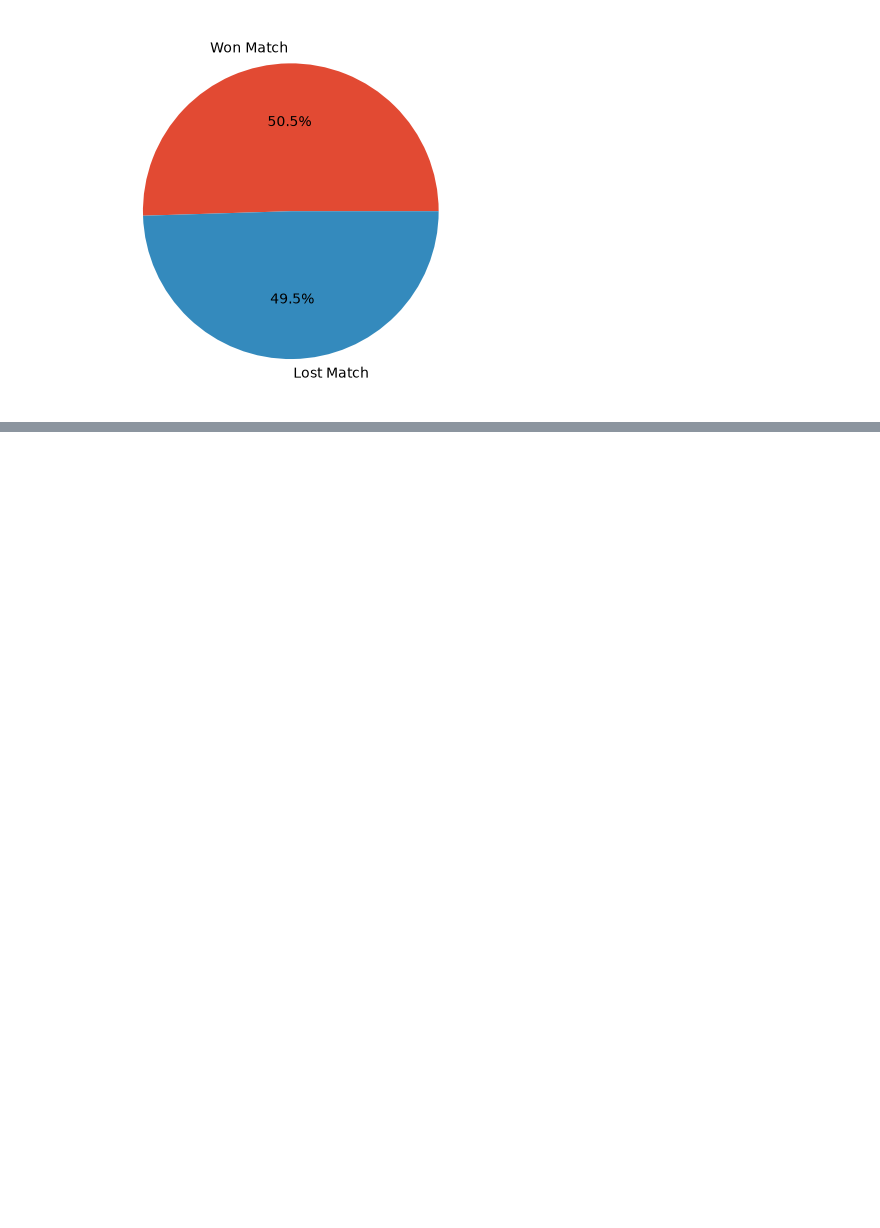
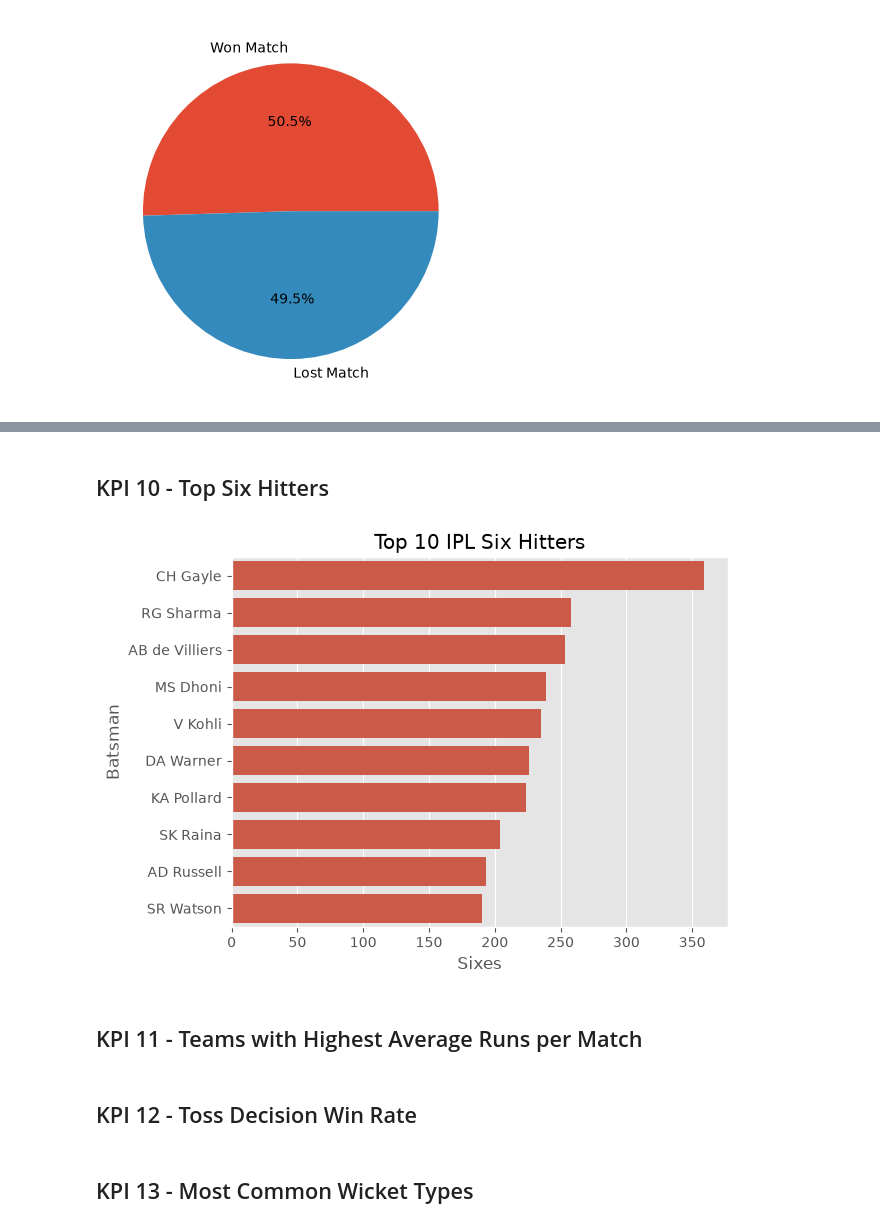
Before and after one commit to OnkarSwami1830/Internship-Program, a Jupyter notebook: IPL_Cricket_Analysis.ipynb, the cells around one changed output, grey strips where cells are left out. Drawn from its saved outputs; the diff is of its cells as text; code cells hidden in the pictures; blank space fills up the shorter version.

```diff
--- a/IPL_Cricket_Analysis.ipynb
+++ b/IPL_Cricket_Analysis.ipynb
@@ -80,0 +112,14 @@ plt.show()
+# %% [markdown]
+## KPI 10 - Top Six Hitters
+# %%
+six_hits = balls[balls['runs_off_bat'] == 6]
+top_six_batsmen = six_hits['batter'].value_counts().head(10)
+sns.barplot(x=top_six_batsmen.values, y=top_six_batsmen.index)
+plt.title('Top 10 IPL Six Hitters')
+plt.xlabel('Sixes')
+plt.ylabel('Batsman')
+plt.show()
+# %% [output]
+[figure, added]
+# %% [markdown]
+## KPI 11 - Teams with Highest Average Runs per Match
@@ -80,0 +135,2 @@ plt.show()
+# %% [markdown]
+## KPI 12 - Toss Decision Win Rate
@@ -80,0 +145,2 @@ plt.show()
+# %% [markdown]
+## KPI 13 - Most Common Wicket Types
```
Also changed, not shown: parts of 13 cells of this notebook.
